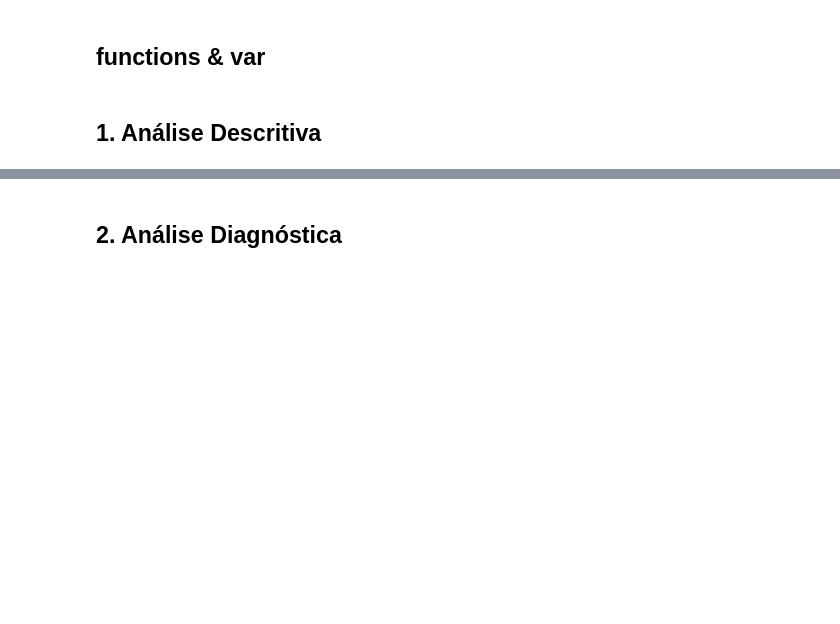
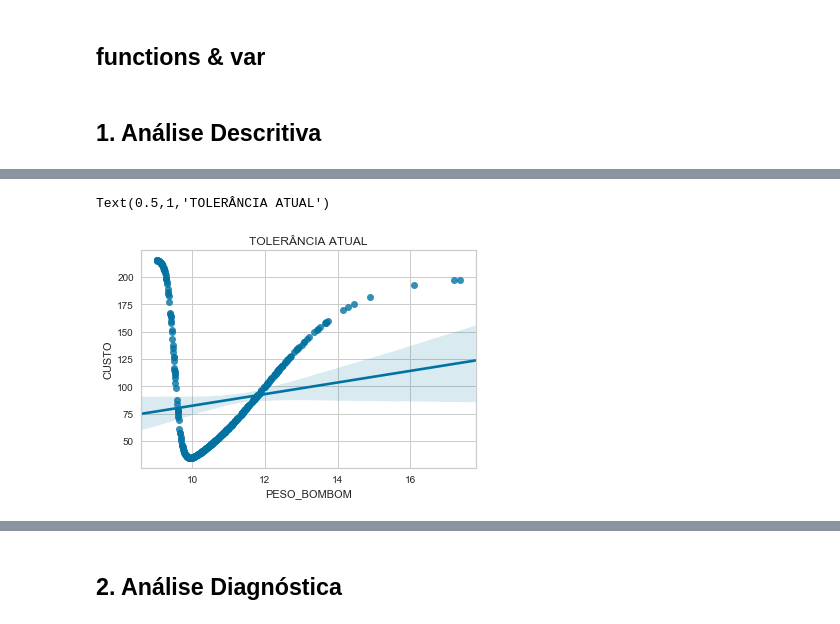
Before and after one commit to maikonabati/poc-chocolate-industry, a Jupyter notebook: code/python/poc-chocolate-industry.ipynb, the cells around one changed output, grey strips where cells are left out. Cells and saved outputs as stored; diff of their text form; code cells hidden in the pictures; blank space fills up the shorter version.

```diff
--- a/code/python/poc-chocolate-industry.ipynb
+++ b/code/python/poc-chocolate-industry.ipynb
@@ -48,0 +115,10 @@ df_registros_prod_v2.hist(bins=30);
+# %%
+# RECOMENDAÇÃO ATUAL
+features_limite_inf = colunas
+df_limite_inf = df_registros_prod_v2[features_limite_inf].copy()
+df_limite_inf = df_limite_inf[(df_limite_inf['PESO_BOMBOM']>=9)]
+
+sns.regplot(x='PESO_BOMBOM',y='CUSTO', data=df_limite_inf).set_title("TOLERÂNCIA ATUAL")
+# %% [output]
+Text(0.5,1,'TOLERÂNCIA ATUAL')
+[figure, added]
```
Also changed, not shown: parts of 23 cells of this notebook.
